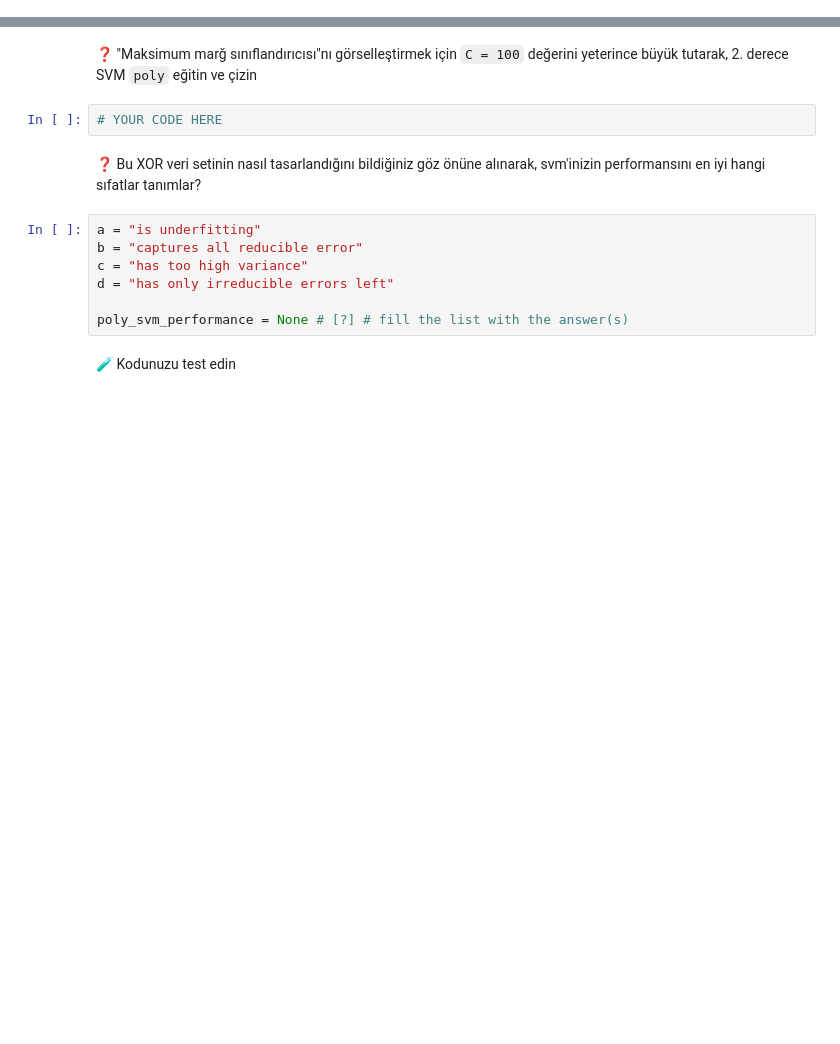
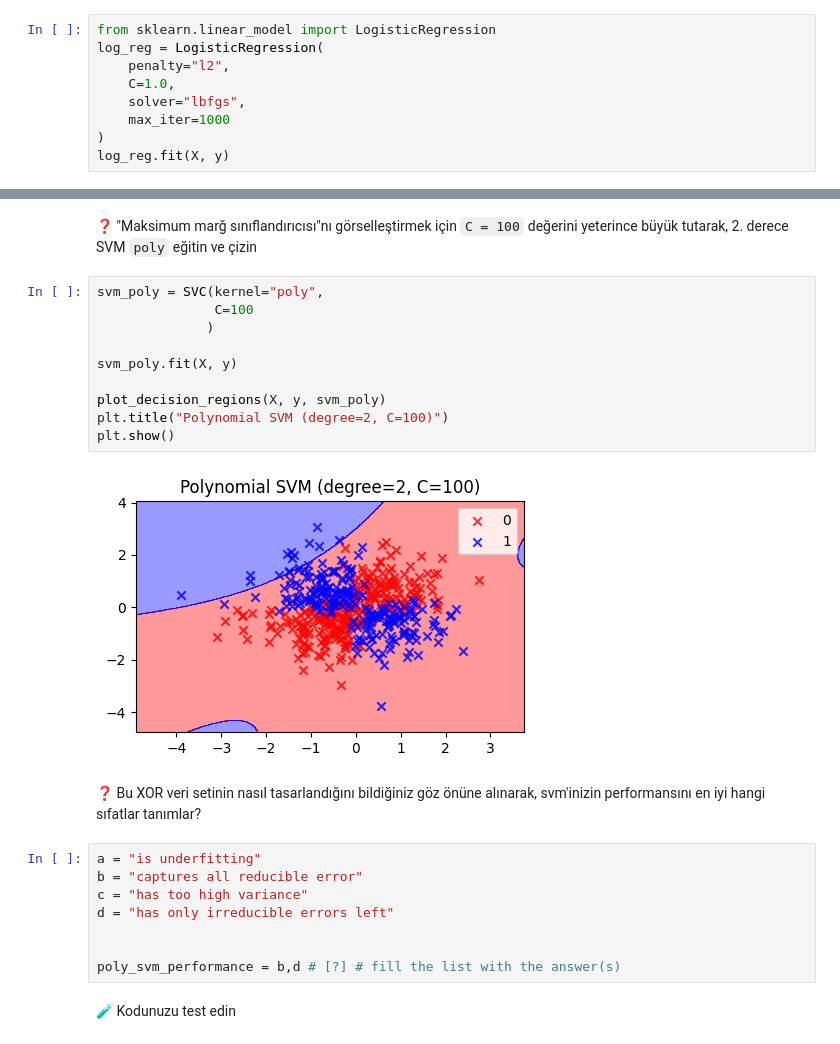
Before and after one commit to zeynepdilaytoptas/S16D5-S-data-svm, a Jupyter notebook: SVM.ipynb, the cells around one changed output, grey strips where cells are left out. Cells and saved outputs as stored; diff of their text form; blank space fills up the shorter version.

Commit message:
Support vector Machine models implemented

```diff
--- a/SVM.ipynb
+++ b/SVM.ipynb
@@ -111,0 +128,9 @@ pass  # YOUR CODE HERE
+# %%
+from sklearn.linear_model import LogisticRegression
+log_reg = LogisticRegression(
+    penalty="l2",
+    C=1.0,
+    solver="lbfgs",
+    max_iter=1000
+)
+log_reg.fit(X, y)
@@ -169,8 +226,18 @@ $$
 </details>
 # %% [markdown]
 ❓ "Maksimum marğ sınıflandırıcısı"nı görselleştirmek için `C = 100` değerini yeterince büyük tutarak, 2. derece SVM `poly` eğitin ve çizin
-# %%
-# YOUR CODE HERE
+# %%
+svm_poly = SVC(kernel="poly",
+               C=100
+              )
+
+svm_poly.fit(X, y)
+
+plot_decision_regions(X, y, svm_poly)
+plt.title("Polynomial SVM (degree=2, C=100)")
+plt.show()
+# %% [output]
+[figure, added]
 # %% [markdown]
 ❓ Bu XOR veri setinin nasıl tasarlandığını bildiğiniz göz önüne alınarak, svm'inizin performansını en iyi hangi sıfatlar tanımlar?
 # %%
@@ -179,7 +246,8 @@ b = "captures all reducible error"
 c = "has too high variance"
 d = "has only irreducible errors left"
 
-poly_svm_performance = None # [?] # fill the list with the answer(s)
+
+poly_svm_performance = b,d # [?] # fill the list with the answer(s)
 # %% [markdown]
 🧪 Kodunuzu test edin
 # %%
```
Also changed, not shown: parts of 48 cells of this notebook.
